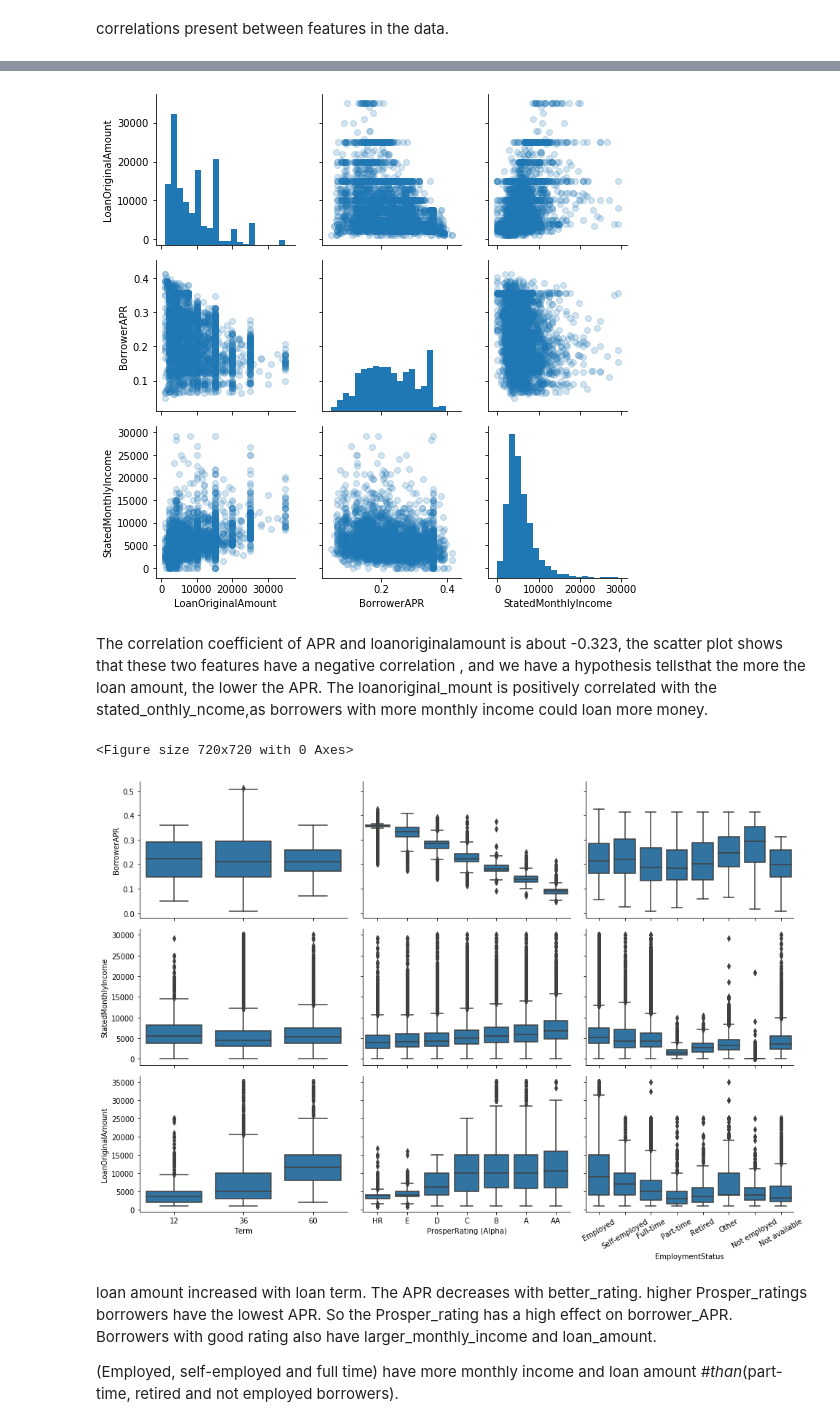
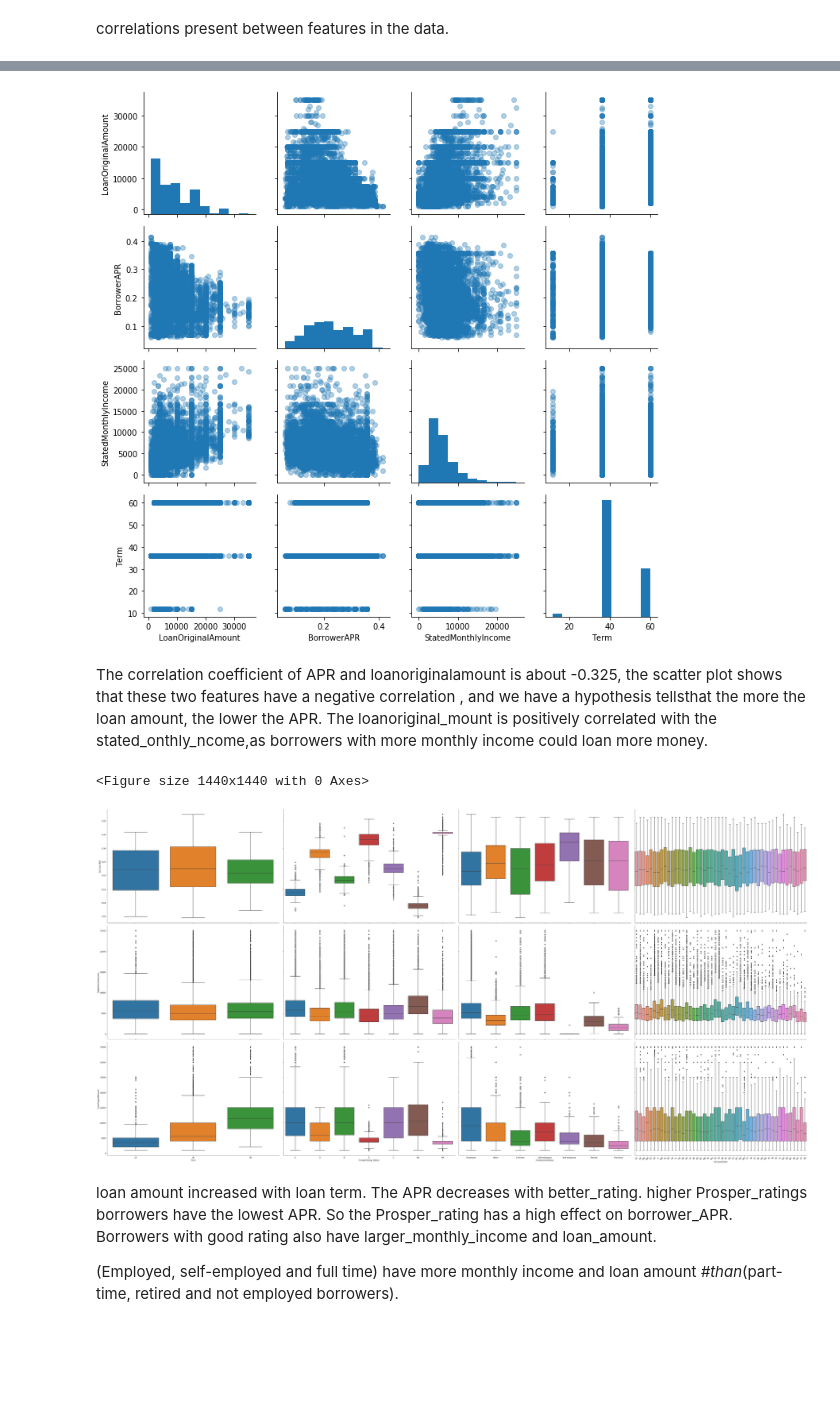
Before and after one commit to sayedmohamedscu/loan_udacity_advanced_Data_analysis, a Jupyter notebook: exploration.ipynb, the cells around one changed output, grey strips where cells are left out. Cells and saved outputs as stored; diff of their text form; code cells hidden in the pictures; blank space fills up the shorter version.

```diff
--- a/exploration.ipynb
+++ b/exploration.ipynb
@@ -95,6 +106,7 @@ memory usage: 5.2+ MB
 # %%
-# Remove  missing borrower APR information
+# Remove missing borrower APR information and BorrowerState
 sub_df = sub_df[~sub_df.BorrowerAPR.isna()]
+sub_df = sub_df[~sub_df.BorrowerState.isna()]
 # %%
 sub_df.shape
 # %% [output]
@@ -110,0 +123,4 @@ sub_df.head()
+# %%
+#removing the NAN values of the ProsperRating
+sub_df=sub_df.dropna(subset=['ProsperRating (Alpha)'])
+sub_df.shape
@@ -217,6 +239,7 @@ sub_df[sub_df['StatedMonthlyIncome']>1e5]
 I think we should remove them (outlier )
 # %%
 # loans with stated monthly income greater than 30k are removed
-sub_df = sub_df[sub_df.StatedMonthlyIncome<=30000]
+#cleaning
+sub_df = sub_df[sub_df.StatedMonthlyIncome<=25000]
 # %%
 #double check
@@ -227,14 +250,3 @@ sub_df = sub_df[sub_df.StatedMonthlyIncome<=30000]
 distributions of term, Prosper rating and employment status
 
 I found some help
-# %%
-# Convert ProsperRating and Employment status into categorical types
-rate_order = ['HR','E','D','C','B','A','AA']
-ordered_var = pd.api.types.CategoricalDtype(ordered = True,
-                                    categories = rate_order)
-sub_df['ProsperRating (Alpha)'] = sub_df['ProsperRating (Alpha)'].astype(ordered_var)
-
-emp_order = ['Employed','Self-employed','Full-time','Part-time','Retired','Other','Not employed', 'Not available']
-ordered_var = pd.api.types.CategoricalDtype(ordered = True,
-                                    categories = emp_order)
-sub_df['EmploymentStatus'] = sub_df['EmploymentStatus'].astype(ordered_var)
@@ -274,31 +308,25 @@ sb.heatmap(sub_df[num_var].corr(), annot = True, fmt = '.3f',
 # %%
-#sample 5000
-loan_sub_samp = sub_df.sample(5000)
-g = sb.PairGrid(data = loan_sub_samp.dropna(), vars = num_var)
-g = g.map_diag(plt.hist, bins=20)
-g.map_offdiag(plt.scatter, alpha=0.2);
+#sample 9000
+g = sb.PairGrid(data = sub_df.sample(9000).dropna()).map_diag(plt.hist)
+g.map_offdiag(plt.scatter, alpha=0.35);
 # %% [output]
-[figure, old version]
+[figure, new version]
 # %% [markdown]
-The correlation coefficient of APR and loanoriginalamount is about  -0.323,
+The correlation coefficient of APR and loanoriginalamount is about  -0.325,
 the scatter plot shows that these two features have a negative correlation , and we have a hypothesis tellsthat
 the more the loan amount, the lower the APR.
 The loanoriginal_mount is positively correlated with the stated_onthly_ncome,as borrowers with more monthly income could loan more money.
 # %%
 # categorical features vs matrix of numeric features
 
-def boxgrid(x, y, **kwargs):
-    """ Quick hack for creating box plots with seaborn's PairGrid. """
-    default_color = sb.color_palette()[0]
-    sb.boxplot(x, y, color = default_color)
 
-plt.figure(figsize = [10, 10]);
-g = sb.PairGrid(data = sub_df, y_vars = ['BorrowerAPR', 'StatedMonthlyIncome', 'LoanOriginalAmount'], x_vars = cat_vars, size = 3, aspect = 1.5)
-g.map(boxgrid);
-plt.xticks(rotation=30);
+plt.figure(figsize = [20, 20]);
+g = sb.PairGrid(data = sub_df, y_vars = ['BorrowerAPR', 'StatedMonthlyIncome', 'LoanOriginalAmount'], x_vars = ['Term', 'ProsperRating (Alpha)', 'EmploymentStatus','BorrowerState'], size = 9, aspect = 1.5)
+g.map(sb.boxplot);
+plt.xticks(rotation=40);
 # %% [output]
-<Figure size 720x720 with 0 Axes>
+<Figure size 1440x1440 with 0 Axes>
-[figure, old version]
+[figure, new version]
 # %% [markdown]
 loan amount increased with loan term. The APR decreases with  better_rating. higher Prosper_ratings borrowers have the lowest APR. So the Prosper_rating has a high effect on borrower_APR. Borrowers with good rating also have larger_monthly_income and loan_amount.
 
```
Also changed, not shown: parts of 48 cells of this notebook, 9 other files.
